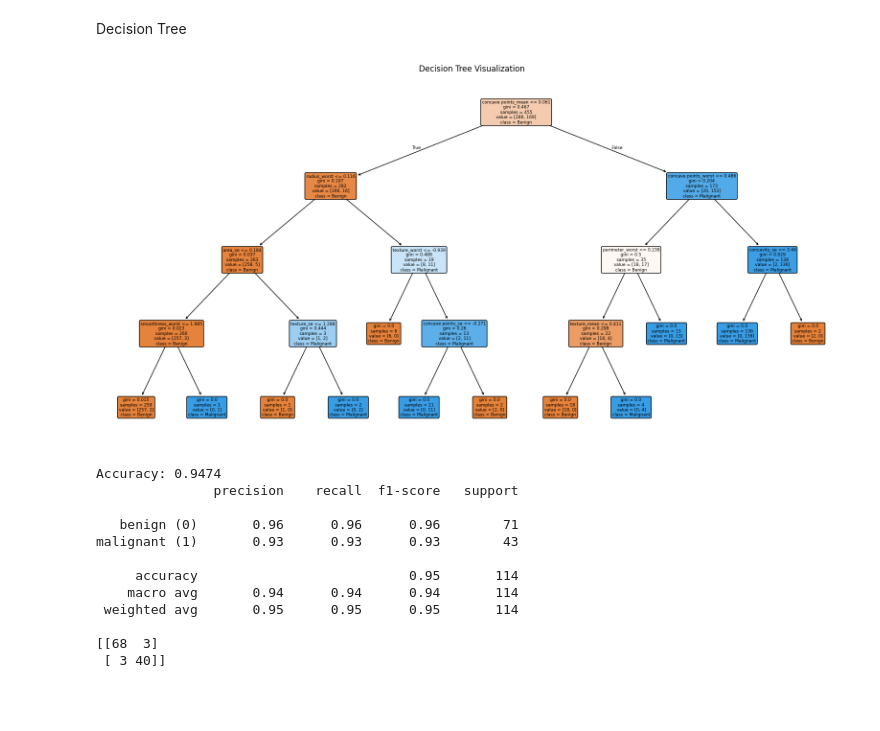
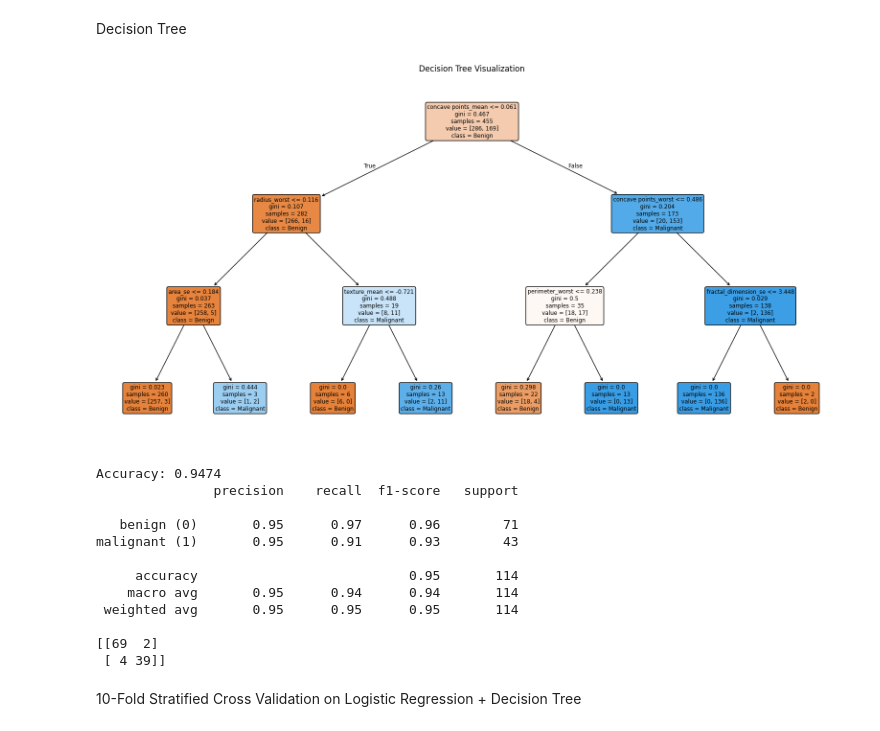
Before and after one commit to vmc54/AI-for-Healthcare, a Jupyter notebook: AI For Healthcare Project.ipynb, the cells around one changed output. Saved outputs shown, nothing was run; the diff lists cells and outputs as text; code cells hidden in the pictures; blank space fills up the shorter version.

```diff
--- a/AI For Healthcare Project.ipynb
+++ b/AI For Healthcare Project.ipynb
@@ -238,35 +238,37 @@ malignant (1)       0.98      0.95      0.96        43
 # %% [markdown]
 Decision Tree
 # %%
-dt_model = DecisionTreeClassifier(random_state=42, max_depth=4)
+dt_model = DecisionTreeClassifier(random_state=42, max_depth=3)
 dt_model.fit(X_train, y_train)
 
 dt_predictions = dt_model.predict(X_test)
 
 plt.figure(figsize=(20,10))
 plot_tree(dt_model,
           feature_names=X.columns,
           class_names=["Benign", "Malignant"],
           filled=True, rounded=True)
 plt.title("Decision Tree Visualization")
 plt.show()
 
 dt_accuracy = accuracy_score(y_test, dt_predictions)
 
 print(f"Accuracy: {dt_accuracy:.4f}")
 print(classification_report(y_test, dt_predictions, target_names=['benign (0)', 'malignant (1)']))
 print(confusion_matrix(y_test, dt_predictions))
 # %% [output]
-[figure, old version]
+[figure, new version]
 Accuracy: 0.9474
                precision    recall  f1-score   support
 
-   benign (0)       0.96      0.96      0.96        71
-malignant (1)       0.93      0.93      0.93        43
+   benign (0)       0.95      0.97      0.96        71
+malignant (1)       0.95      0.91      0.93        43
 
      accuracy                           0.95       114
-    macro avg       0.94      0.94      0.94       114
+    macro avg       0.95      0.94      0.94       114
  weighted avg       0.95      0.95      0.95       114
 
-[[68  3]
- [ 3 40]]
+[[69  2]
+ [ 4 39]]
+# %% [markdown]
+10-Fold Stratified Cross Validation on Logistic Regression + Decision Tree
```
Also changed, not shown: parts of 3 cells of this notebook.
